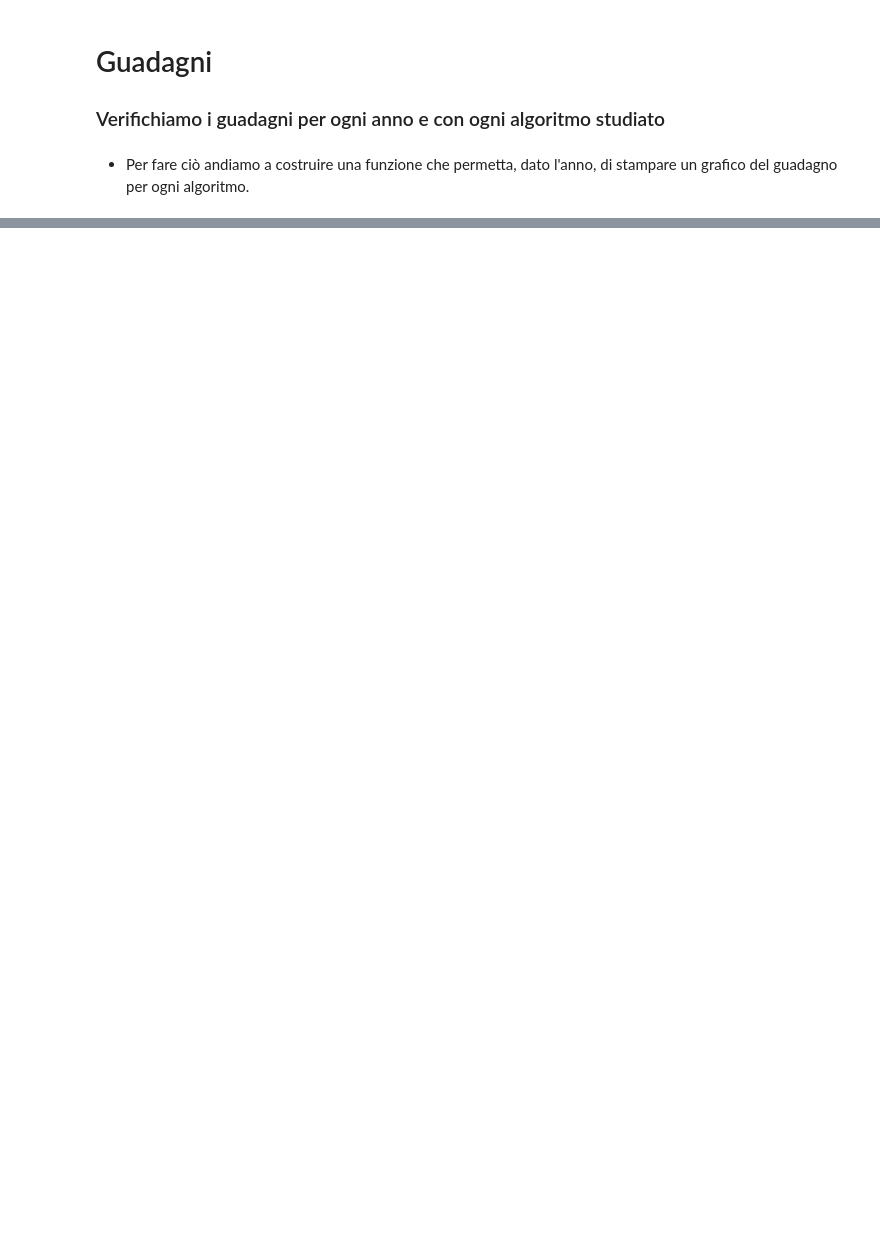
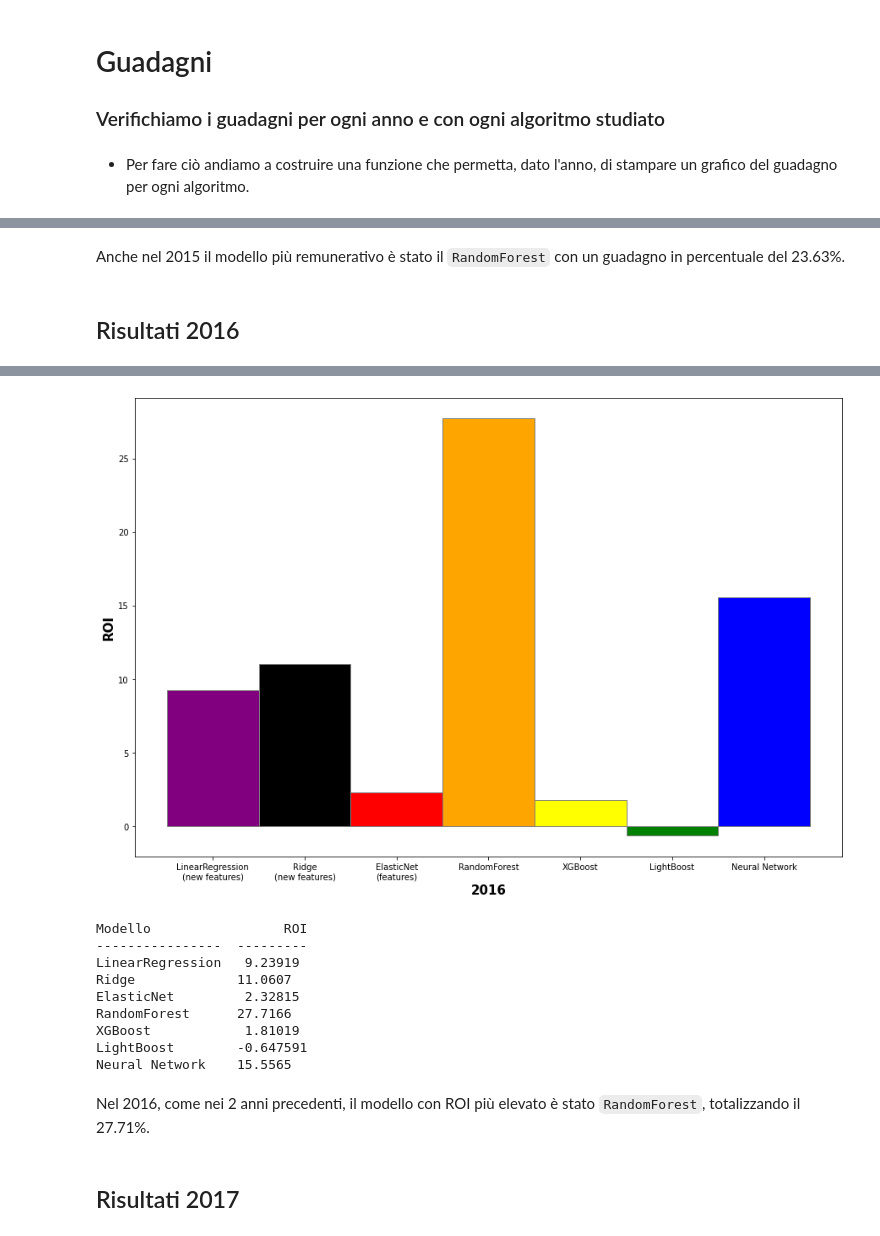
Before and after one commit to Morlenza/Nasdaq_prediction, a Jupyter notebook: PredizioneNasdaq.ipynb, the cells around one changed output, grey strips where cells are left out. Drawn from its saved outputs; the diff is of its cells as text; code cells hidden in the pictures; blank space fills up the shorter version.

```diff
--- a/PredizioneNasdaq.ipynb
+++ b/PredizioneNasdaq.ipynb
@@ -943,0 +996,7 @@ chartFromYear(2017)
+# %% [markdown]
+Anche nel 2015 il modello più remunerativo è stato il `RandomForest` con un guadagno in percentuale del 23.63%.
+# %% [markdown]
+## Risultati 2016
+# %%
+chartFromYear(2016)
+# %% [output]
@@ -943,0 +1007,14 @@ chartFromYear(2017)
+[figure, added]
+Modello                 ROI
+----------------  ---------
+LinearRegression   9.23919
+Ridge             11.0607
+ElasticNet         2.32815
+RandomForest      27.7166
+XGBoost            1.81019
+LightBoost        -0.647591
+Neural Network    15.5565
+# %% [markdown]
+Nel 2016, come nei 2 anni precedenti, il modello con ROI più elevato è stato `RandomForest`, totalizzando il 27.71%.
+# %% [markdown]
+## Risultati 2017
```
Also changed, not shown: parts of 39 cells of this notebook.
